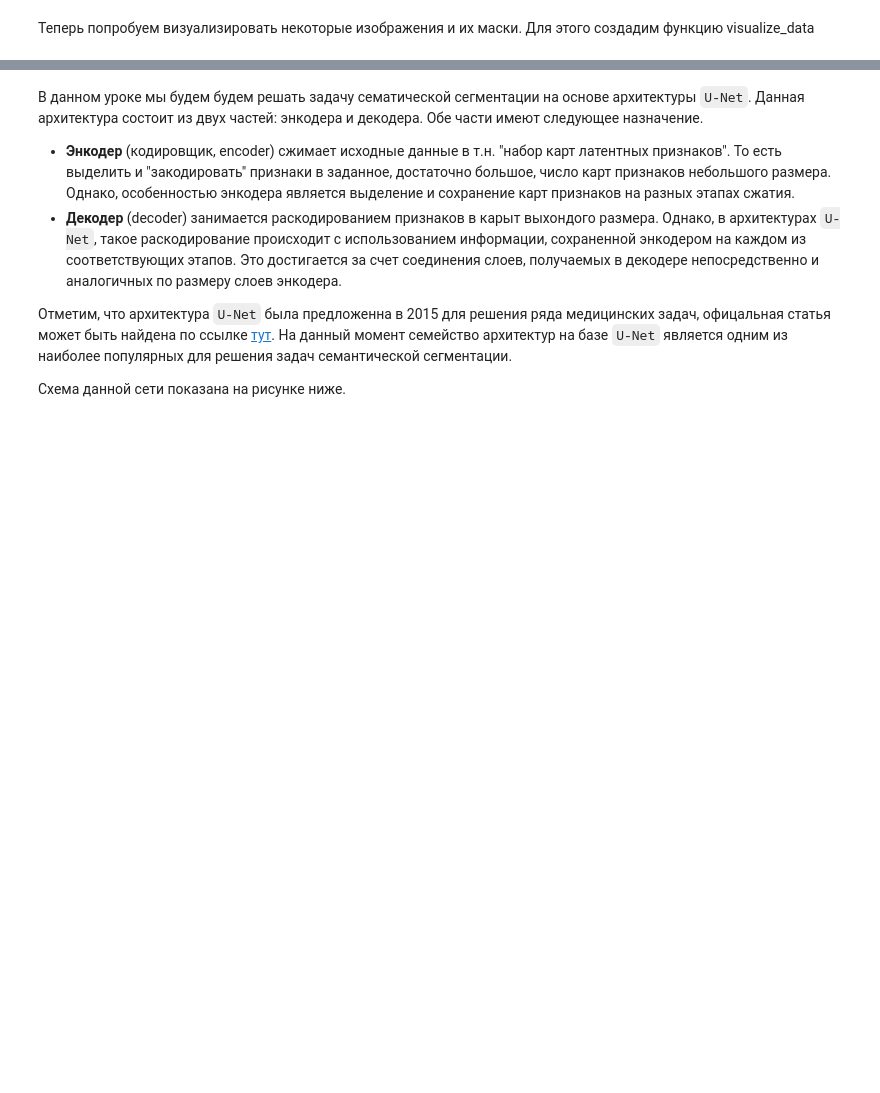
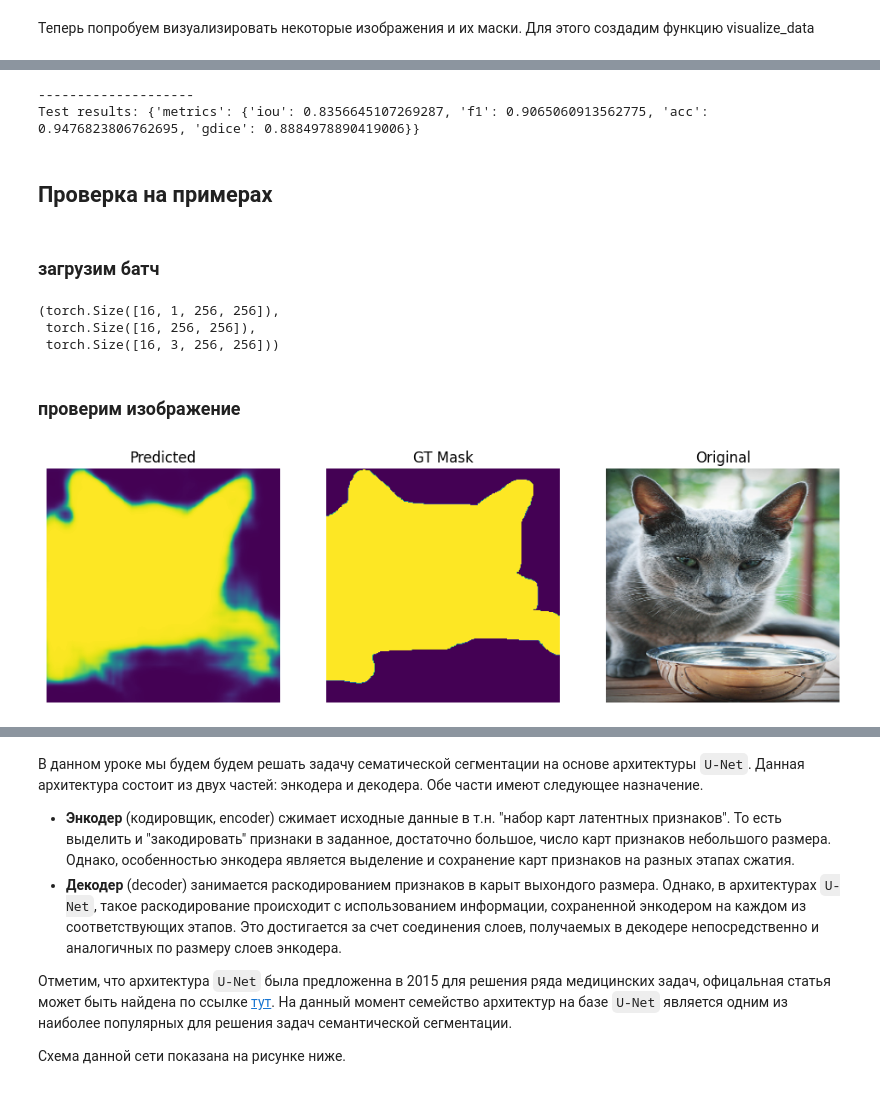
Before and after one commit to MVRonkin/Computer-Vision-Course_lec-practice, a Jupyter notebook: 2025/WS/WS7_Semantic Segmentation.ipynb, the cells around one changed output, grey strips where cells are left out. Drawn from its saved outputs; the diff is of its cells as text; code cells hidden in the pictures; blank space fills up the shorter version.

```diff
--- a/2025/WS/WS7_Semantic Segmentation.ipynb
+++ b/2025/WS/WS7_Semantic Segmentation.ipynb
@@ -436,0 +539,4 @@ Epoch 01 | Time: 14.0s | LR: 1.00e-03 | Train Loss: 0.1279 | Val Loss: 0.1097 |
+# %%
+checkpoint = torch.load('best_segmentation_model.pt', map_location=device)
+model.load_state_dict(checkpoint['model_state_dict'])
+model = model.to(device)
@@ -436,0 +553,35 @@ Epoch 01 | Time: 14.0s | LR: 1.00e-03 | Train Loss: 0.1279 | Val Loss: 0.1097 |
+# %%
+test_results = evaluate(model, test_loader, metrics, device=device, return_batch_metrics=False)
+print(10*'--',f'\nTest results: {test_results}')
+# %% [output]
+--------------------
+Test results: {'metrics': {'iou': 0.8356645107269287, 'f1': 0.9065060913562775, 'acc': 0.9476823806762695, 'gdice': 0.8884978890419006}}
+# %% [markdown]
+## Проверка на примерах
+# %% [markdown]
+### загрузим батч
+# %%
+x,y = next(iter(test_loader))
+x,y = x.to(device), y.to(device)
+y_pred = torch.sigmoid(model.forward(x))
+y_pred.shape, y.shape, x.shape
+# %% [output]
+(torch.Size([16, 1, 256, 256]),
+ torch.Size([16, 256, 256]),
+ torch.Size([16, 3, 256, 256]))
+# %% [markdown]
+### проверим изображение
+# %%
+id = 0
+fig, axs = plt.subplots(1,3, figsize = (12,4))
+predict = y_pred[id].detach().cpu().numpy().transpose((1,2,0))
+axs[0].imshow(predict);  axs[0].set_axis_off(); axs[0].set_title('Predicted')
+
+gt_mask =y[id].detach().cpu().numpy()
+axs[1].imshow(gt_mask); axs[1].set_axis_off(); axs[1].set_title('GT Mask')
+
+img = x[id].detach().cpu().numpy().transpose((1,2,0))
+img = np.clip(img*STD + MEAN,0,1)
+axs[2].imshow(img); axs[2].set_axis_off(); axs[2].set_title('Original'); plt.show()
+# %% [output]
+[figure, added]
```
Also changed, not shown: parts of 124 cells of this notebook, 1 other file.
